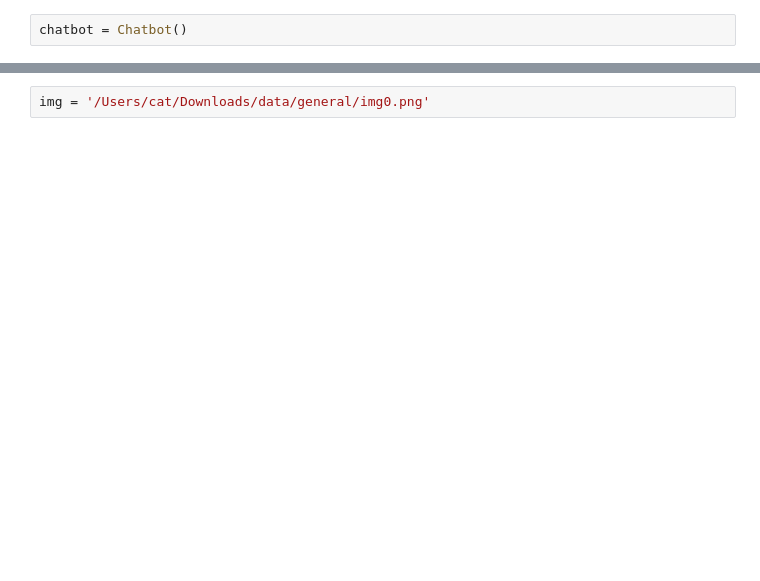
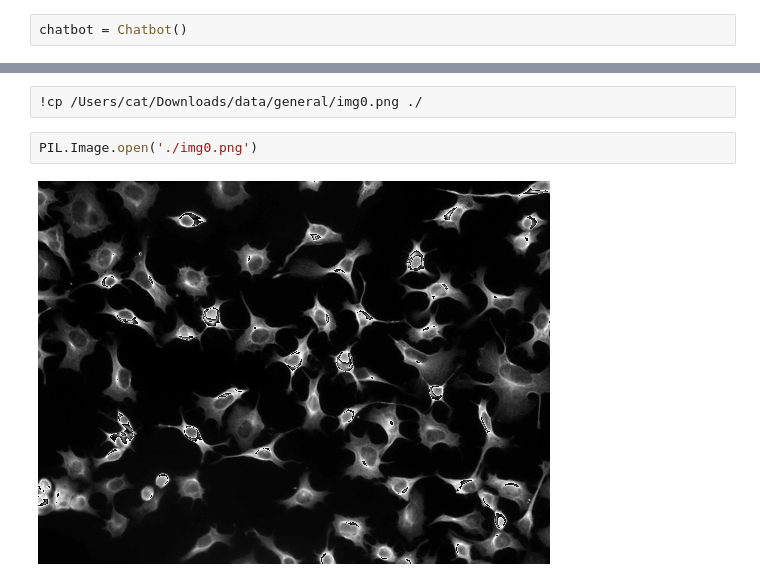
Before and after one commit to xueerchen1990/gemini-cellpose-agent, a Jupyter notebook: notebooks/demo.ipynb, the cells around one changed output, grey strips where cells are left out. Cells and saved outputs as stored; diff of their text form; blank space fills up the shorter version.

```diff
--- a/notebooks/demo.ipynb
+++ b/notebooks/demo.ipynb
@@ -88,2 +91,6 @@ In summary, Cellpose provides a powerful and versatile tool for accurate and eff
-# %%
-img = '/Users/cat/Downloads/data/general/img0.png'
+# %%
+!cp /Users/cat/Downloads/data/general/img0.png ./
+# %%
+PIL.Image.open('./img0.png')
+# %% [output]
+[figure, added]
```
Also changed, not shown: parts of 12 cells of this notebook.
